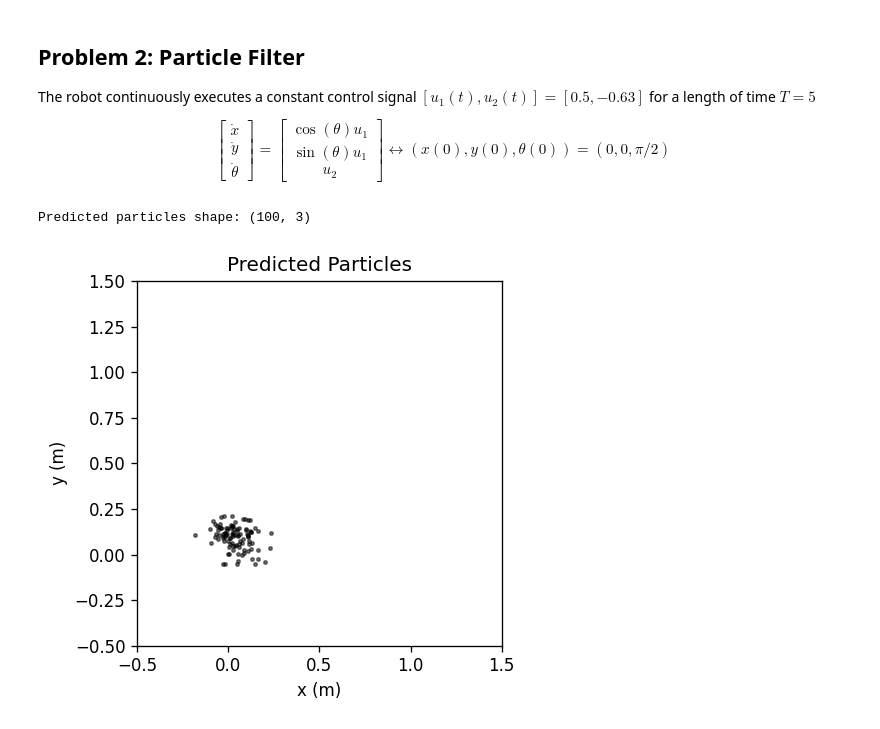
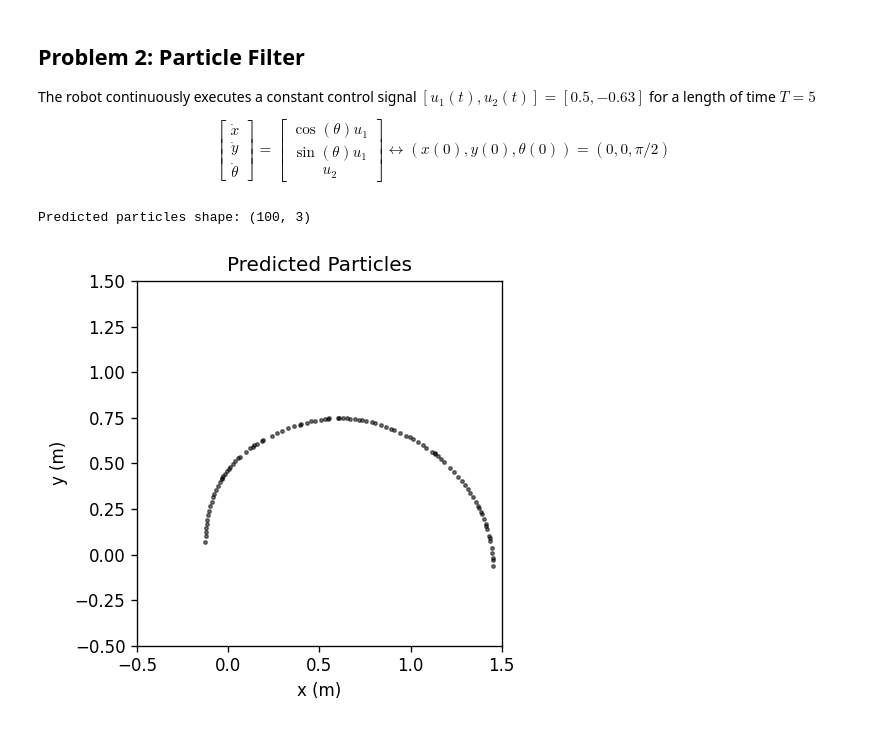
Before and after one commit to Sharwin24/Active-Learning, a Jupyter notebook: homework3/hw3.ipynb, the cells around one changed output. Saved outputs shown, nothing was run; the diff lists cells and outputs as text; code cells hidden in the pictures.

Commit message:
Fixing predict function

```diff
--- a/homework3/hw3.ipynb
+++ b/homework3/hw3.ipynb
@@ -264,32 +264,34 @@ def resample(particles, weights):
     N = len(particles)
     indices = np.random.choice(np.arange(N), size=N, p=weights)
     resampled_particles = particles[indices]
     return resampled_particles
 
 # Implement only the prediction step of the particle filter
 # Without incorporating the measurement for belief update
 num_particles = 1000
 timesteps = int(T / dt)
 predicted_particles = []
+belief = initial_belief
 for t in range(timesteps):
   # Predict the next state for each particle
-  predicted_particles.append(predict(initial_belief, U))
+  belief = dynamics(belief, add_noise_to_control(U), dt)
+  predicted_particles.append(belief)
 predicted_particles = np.array(predicted_particles)
 print(f"Predicted particles shape: {predicted_particles.shape}")
 
 # Visualize the predicted particles
 fig, ax = plt.subplots(figsize=(8, 4), dpi=120, tight_layout=True)
 ax.set_aspect('equal')
 ax.set_xlim(-0.5, 1.5)
 ax.set_ylim(-0.5, 1.5)
 for particle in predicted_particles:
     ax.plot(particle[0], particle[1], linestyle='', marker='o',
             markersize=2, color='k', alpha=0.5)
 plt.title("Predicted Particles")
 plt.xlabel('x (m)')
 plt.ylabel('y (m)')
 # plt.savefig('predicted_particles.png', dpi=120)
 plt.show()
 # %% [output]
 Predicted particles shape: (100, 3)
-[figure, old version]
+[figure, new version]
```
